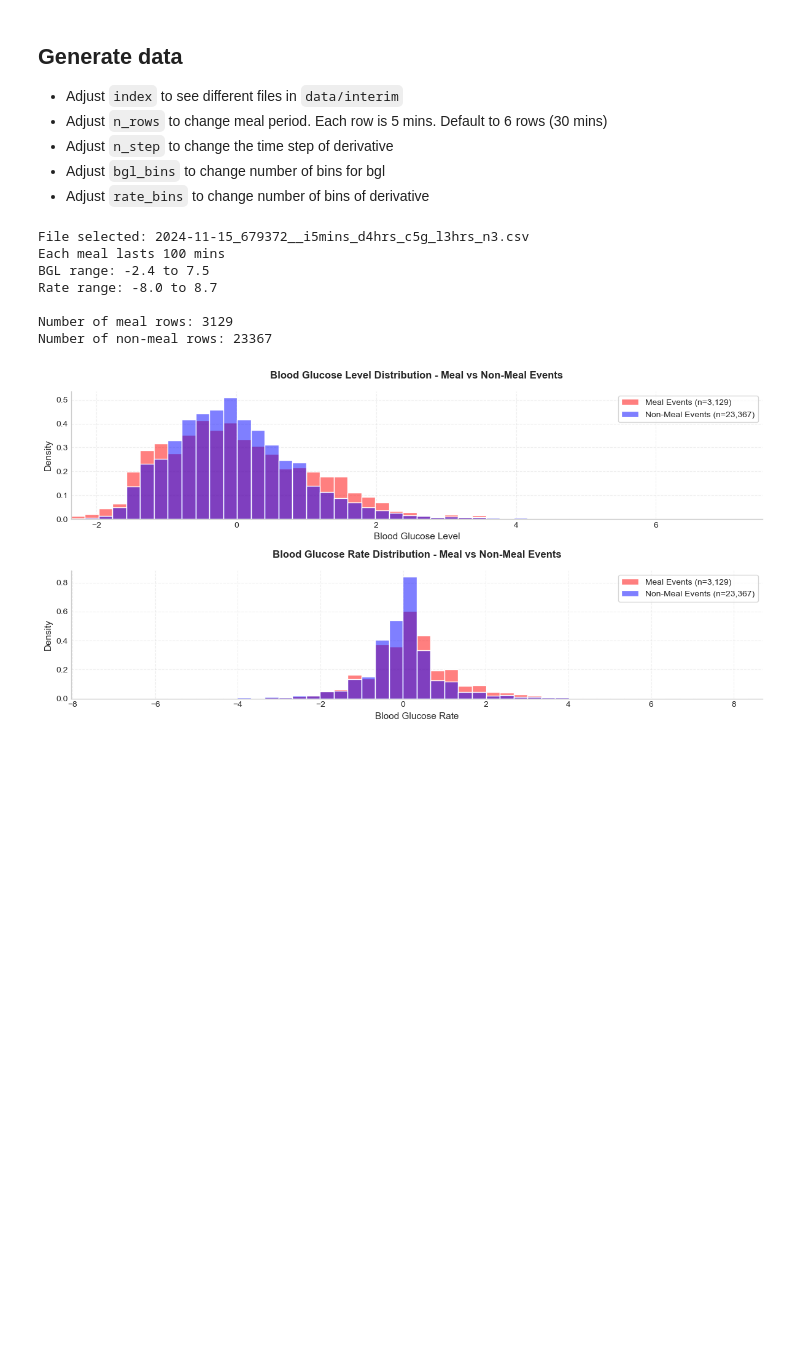
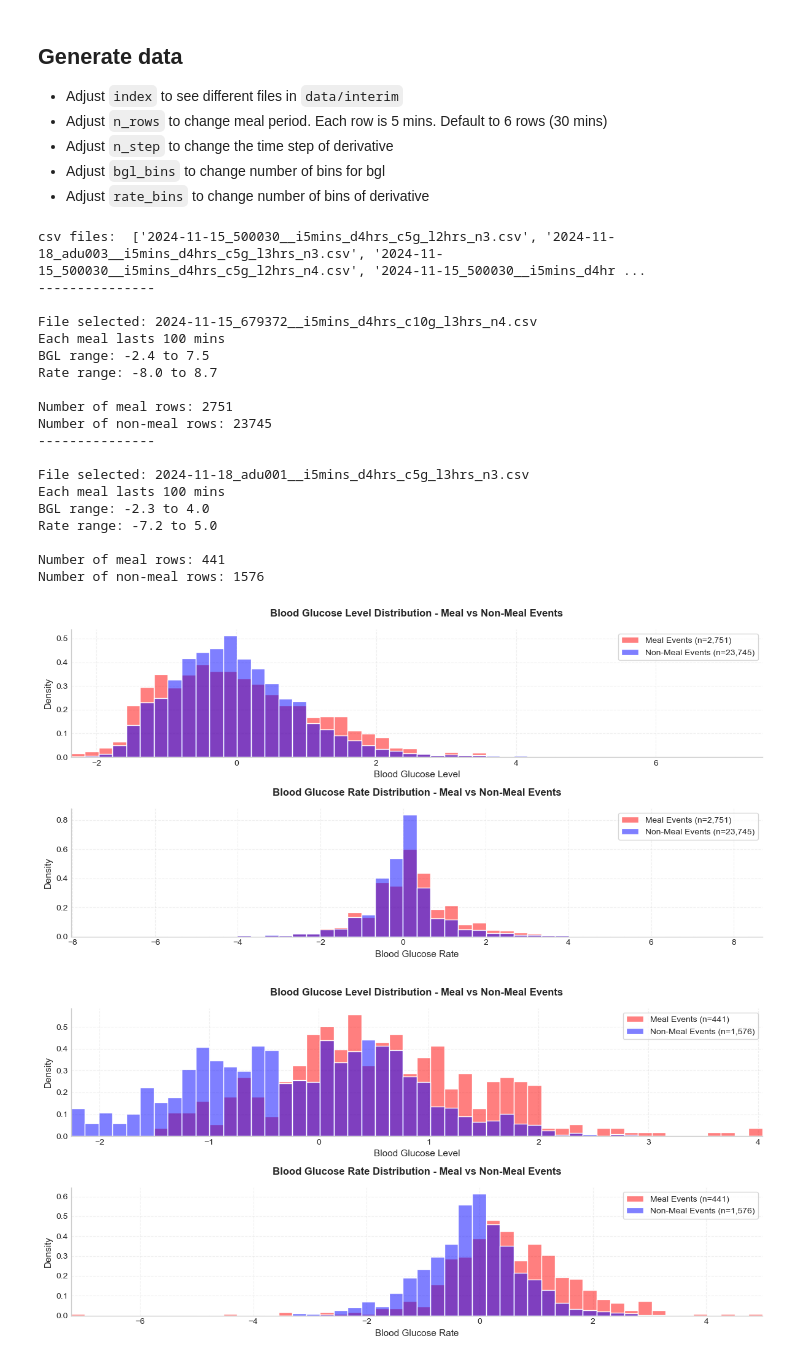
Before and after one commit to RobotPsychologist/bg_control, a Jupyter notebook: 0_meal_identification/meal_identification/notebooks/1.04-tc-change-point-plot.ipynb, the cells around one changed output. Drawn from its saved outputs; the diff is of its cells as text; code cells hidden in the pictures; blank space fills up the shorter version.

```diff
--- a/0_meal_identification/meal_identification/notebooks/1.04-tc-change-point-plot.ipynb
+++ b/0_meal_identification/meal_identification/notebooks/1.04-tc-change-point-plot.ipynb
@@ -142,24 +142,50 @@ def plot_histograms(meal_df: pd.DataFrame, non_meal_df: pd.DataFrame, file, bgl_
  - Adjust `bgl_bins` to change number of bins for bgl
  - Adjust `rate_bins` to change number of bins of derivative
 # %%
-index = -2
+index = -4
 n_rows = 20
 n_step = 1
 bgl_bins = 50
 rate_bins = 40
 
+# Choose an index of the file
 csv_files = [f for f in os.listdir('../data/interim') if f.endswith('.csv')]
+print("csv files: ", csv_files)
+
+
+print('---------------\n')
 file = csv_files[index]
 print(f"File selected: {file}")
 df = load_data(file)
 meal_df, non_meal_df = generate_meal_periods(df, n_rows=20, n_steps=1)
 plot_histograms(meal_df, non_meal_df, file, bgl_bins=50, rate_bins=50)
+
+# Choose the name directly
+print('---------------\n')
+file = '2024-11-18_adu001__i5mins_d4hrs_c5g_l3hrs_n3.csv'
+print(f"File selected: {file}")
+df = load_data(file)
+meal_df, non_meal_df = generate_meal_periods(df, n_rows=20, n_steps=1)
+plot_histograms(meal_df, non_meal_df, file, bgl_bins=50, rate_bins=50)
 # %% [output]
-File selected: 2024-11-15_679372__i5mins_d4hrs_c5g_l3hrs_n3.csv
+csv files:  ['2024-11-15_500030__i5mins_d4hrs_c5g_l2hrs_n3.csv', '2024-11-18_adu003__i5mins_d4hrs_c5g_l3hrs_n3.csv', '2024-11-15_500030__i5mins_d4hrs_c5g_l2hrs_n4.csv', '2024-11-15_500030__i5mins_d4hr ...
+---------------
+
+File selected: 2024-11-15_679372__i5mins_d4hrs_c10g_l3hrs_n4.csv
 Each meal lasts 100 mins
 BGL range: -2.4 to 7.5
 Rate range: -8.0 to 8.7
 
-Number of meal rows: 3129
-Number of non-meal rows: 23367
+Number of meal rows: 2751
+Number of non-meal rows: 23745
+---------------
+
+File selected: 2024-11-18_adu001__i5mins_d4hrs_c5g_l3hrs_n3.csv
+Each meal lasts 100 mins
+BGL range: -2.3 to 4.0
+Rate range: -7.2 to 5.0
+
+Number of meal rows: 441
+Number of non-meal rows: 1576
-[figure, old version]
+[figure, new version]
+[figure, added]
```
